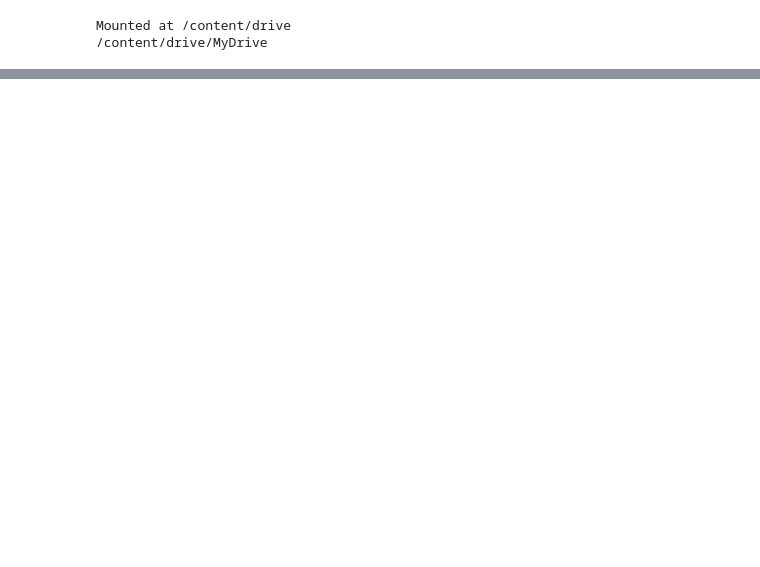
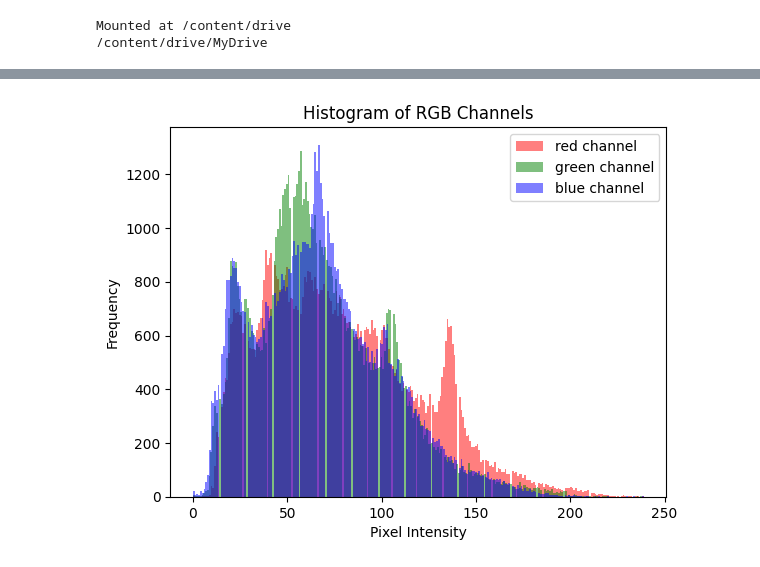
Before and after one commit to sumico/seminar, a Jupyter notebook: 23/image_to_numpy.ipynb, the cells around one changed output, grey strips where cells are left out. Saved outputs shown, nothing was run; the diff lists cells and outputs as text; code cells hidden in the pictures; blank space fills up the shorter version.

```diff
--- a/23/image_to_numpy.ipynb
+++ b/23/image_to_numpy.ipynb
@@ -42,0 +33,12 @@ plt.show()
+# %%
+# Plot histogram for each RGB channel
+colors = ['red', 'green', 'blue']
+for i, color in enumerate(colors):
+    plt.hist(image_array[:, :, i].ravel(), bins=256, color=color, alpha=0.5, label=f'{color} channel')
+plt.xlabel('Pixel Intensity')
+plt.ylabel('Frequency')
+plt.title('Histogram of RGB Channels')
+plt.legend()
+plt.show()
+# %% [output]
+[figure, added]
```
Also changed, not shown: parts of 10 cells of this notebook.
